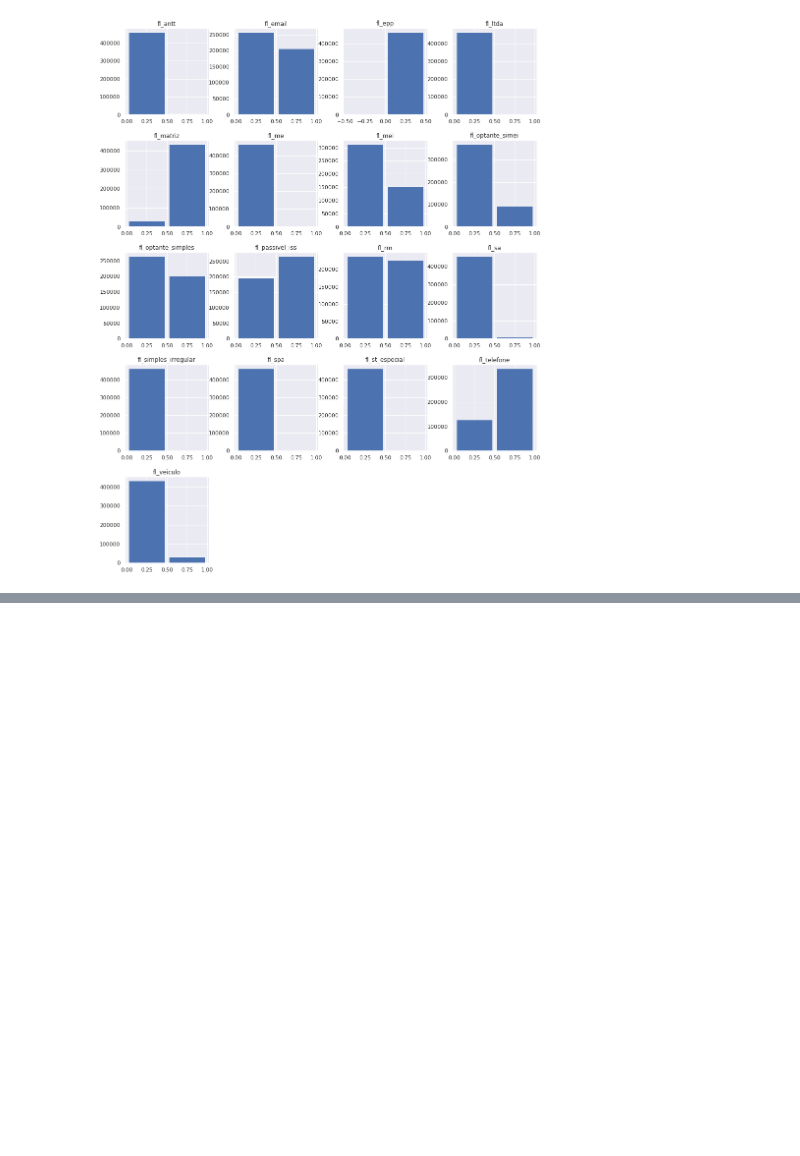
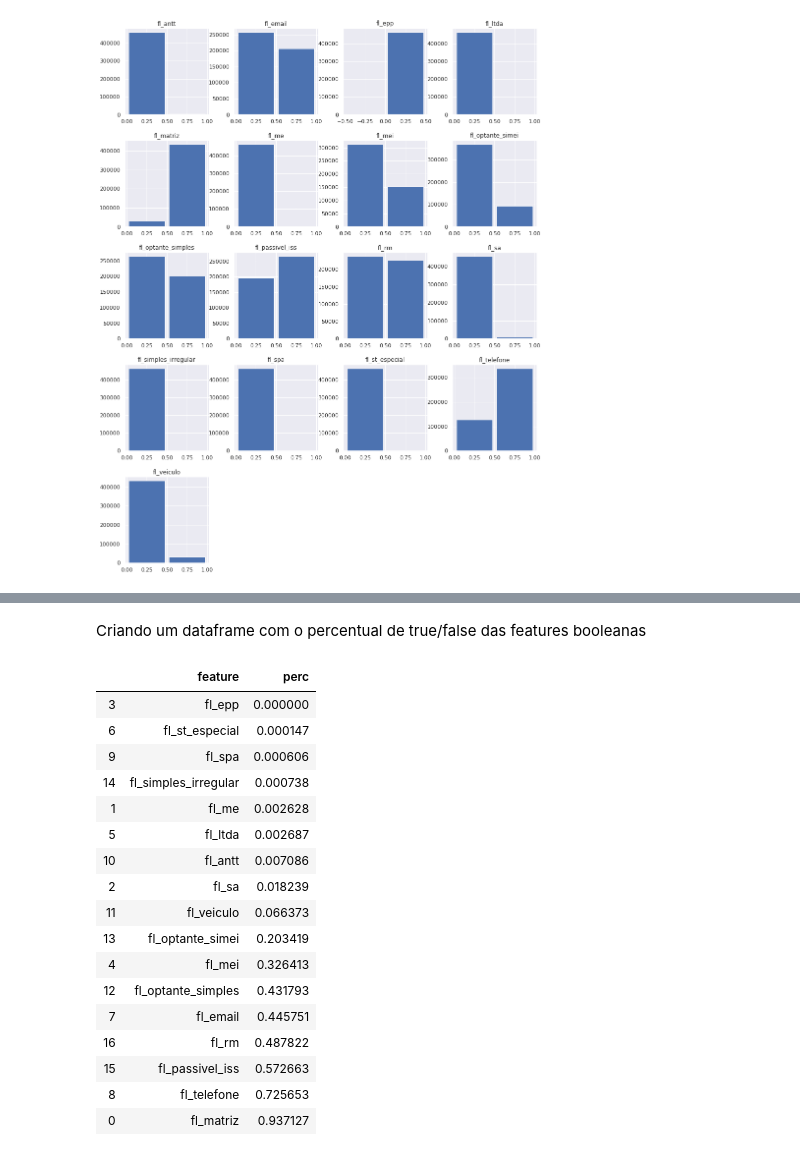
Before and after one commit to codenation-dev/squad-2-ad-xp-data-science-1, a Jupyter notebook: Projeto Final/DataFrameOrg.ipynb, the cells around one changed output, grey strips where cells are left out. Saved outputs shown, nothing was run; the diff lists cells and outputs as text; code cells hidden in the pictures; blank space fills up the shorter version.

```diff
--- a/Projeto Final/DataFrameOrg.ipynb
+++ b/Projeto Final/DataFrameOrg.ipynb
@@ -346,0 +306,38 @@ df_market_ok.head()
+# %% [markdown]
+Criando um dataframe com o percentual de true/false das features booleanas
+# %%
+df_perc_bool = pd.DataFrame(columns=['feature', 'perc'])
+
+i = 0
+
+# iterando pelo dataframe de booleanos
+for col in df_market_bool:
+
+    # percentual de true da feature
+    perc_true = df_market_bool[col].sum() / df_market_bool[col].count()
+
+    # adicionando a feature e o seu percentual de true no dataframe df_perc_bool
+    df_perc_bool.loc[i] = [col] + [perc_true]
+
+    i += 1
+
+df_perc_bool.sort_values(by=['perc'])
+# %% [output]
+|  | feature | perc |
+| 3 | fl_epp | 0.000000 |
+| 6 | fl_st_especial | 0.000147 |
+| 9 | fl_spa | 0.000606 |
+| 14 | fl_simples_irregular | 0.000738 |
+| 1 | fl_me | 0.002628 |
+| 5 | fl_ltda | 0.002687 |
+| 10 | fl_antt | 0.007086 |
+| 2 | fl_sa | 0.018239 |
+| 11 | fl_veiculo | 0.066373 |
+| 13 | fl_optante_simei | 0.203419 |
+| 4 | fl_mei | 0.326413 |
+| 12 | fl_optante_simples | 0.431793 |
+| 7 | fl_email | 0.445751 |
+| 16 | fl_rm | 0.487822 |
+| 15 | fl_passivel_iss | 0.572663 |
+| 8 | fl_telefone | 0.725653 |
+| 0 | fl_matriz | 0.937127 |
```
Also changed, not shown: parts of 45 cells of this notebook.
